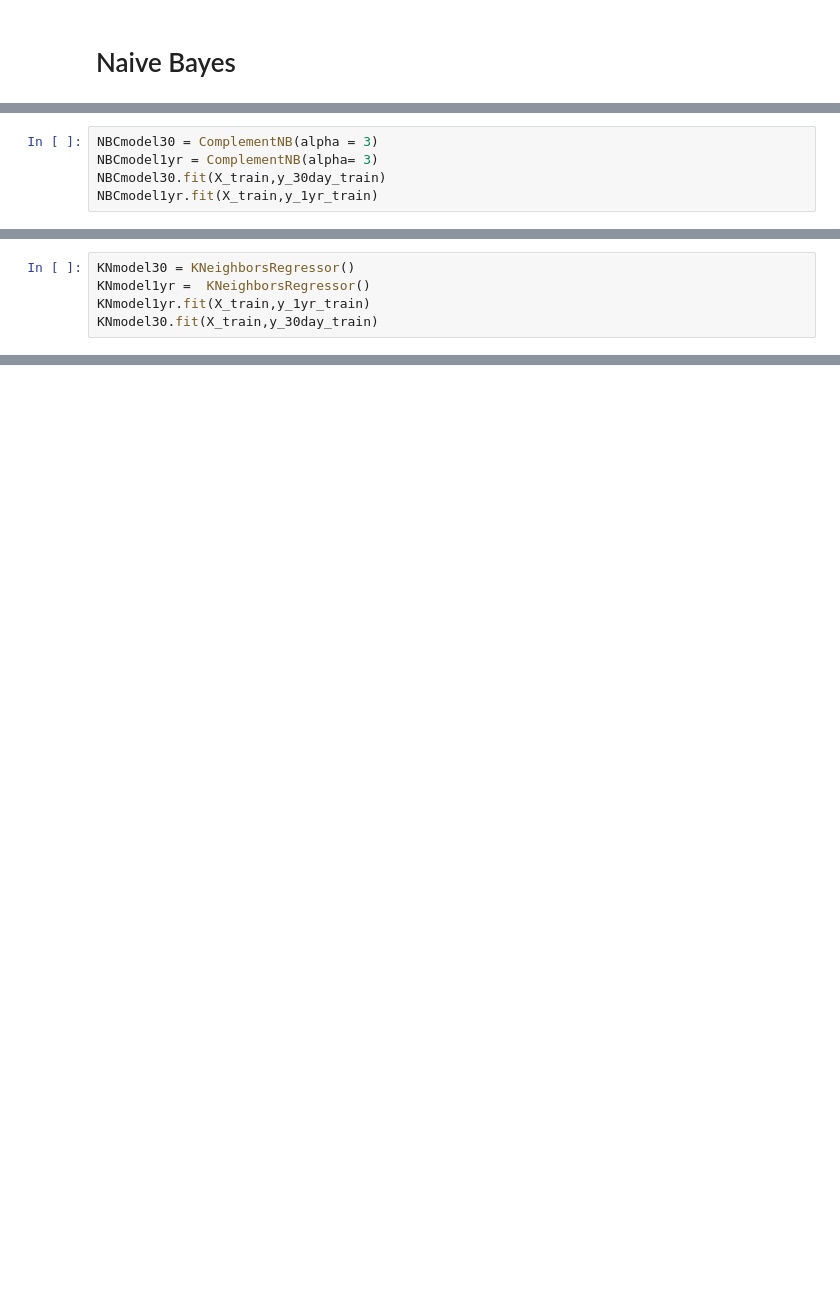
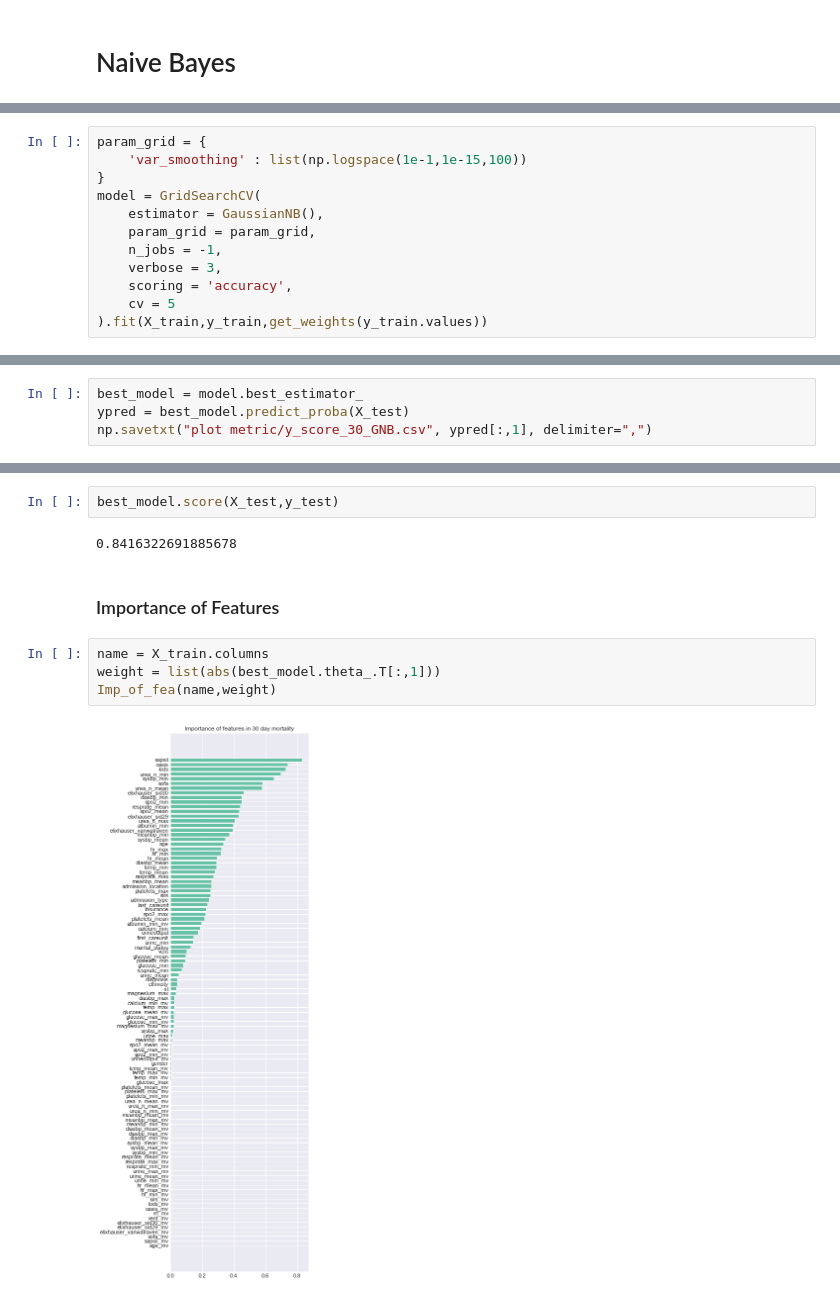
Before and after one commit to NicolasHu11/Short-Long-Term-Mortality-Prediction, a Jupyter notebook: Process Books/Gaussian Naive Bayes 30 days Mortality.ipynb, the cells around one changed output, grey strips where cells are left out. Cells and saved outputs as stored; diff of their text form; blank space fills up the shorter version.

```diff
--- a/Process Books/Gaussian Naive Bayes 30 days Mortality.ipynb
+++ b/Process Books/Gaussian Naive Bayes 30 days Mortality.ipynb
@@ -180,5 +138,0 @@ plt.show()
-# %%
-NBCmodel30 = ComplementNB(alpha = 3)
-NBCmodel1yr = ComplementNB(alpha= 3)
-NBCmodel30.fit(X_train,y_30day_train)
-NBCmodel1yr.fit(X_train,y_1yr_train)
@@ -215,5 +138,0 @@ array([[1.00000000e+00, 2.82296731e-16],
-# %%
-KNmodel30 = KNeighborsRegressor()
-KNmodel1yr =  KNeighborsRegressor()
-KNmodel1yr.fit(X_train,y_1yr_train)
-KNmodel30.fit(X_train,y_30day_train)
@@ -318,0 +141,12 @@ print(x)
+# %%
+param_grid = {
+    'var_smoothing' : list(np.logspace(1e-1,1e-15,100))
+}
+model = GridSearchCV(
+    estimator = GaussianNB(),
+    param_grid = param_grid,
+    n_jobs = -1,
+    verbose = 3,
+    scoring = 'accuracy',
+    cv = 5
+).fit(X_train,y_train,get_weights(y_train.values))
@@ -318,0 +160,4 @@ print(x)
+# %%
+best_model = model.best_estimator_
+ypred = best_model.predict_proba(X_test)
+np.savetxt("plot metric/y_score_30_GNB.csv", ypred[:,1], delimiter=",")
@@ -318,0 +166,12 @@ print(x)
+# %%
+best_model.score(X_test,y_test)
+# %% [output]
+0.8416322691885678
+# %% [markdown]
+### Importance of Features
+# %%
+name = X_train.columns
+weight = list(abs(best_model.theta_.T[:,1]))
+Imp_of_fea(name,weight)
+# %% [output]
+[figure, added]
```
Also changed, not shown: parts of 51 cells of this notebook, 2 other files.
